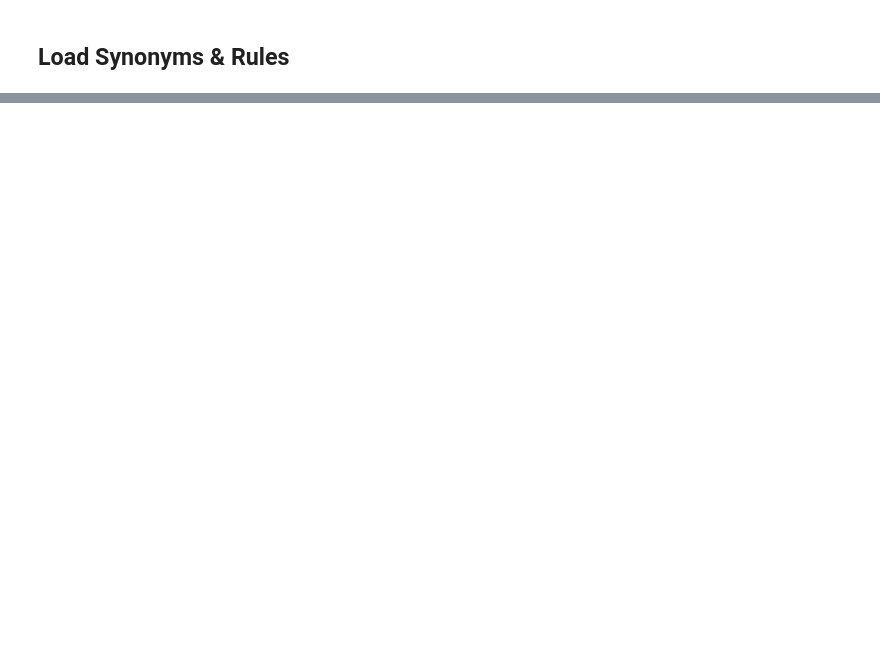
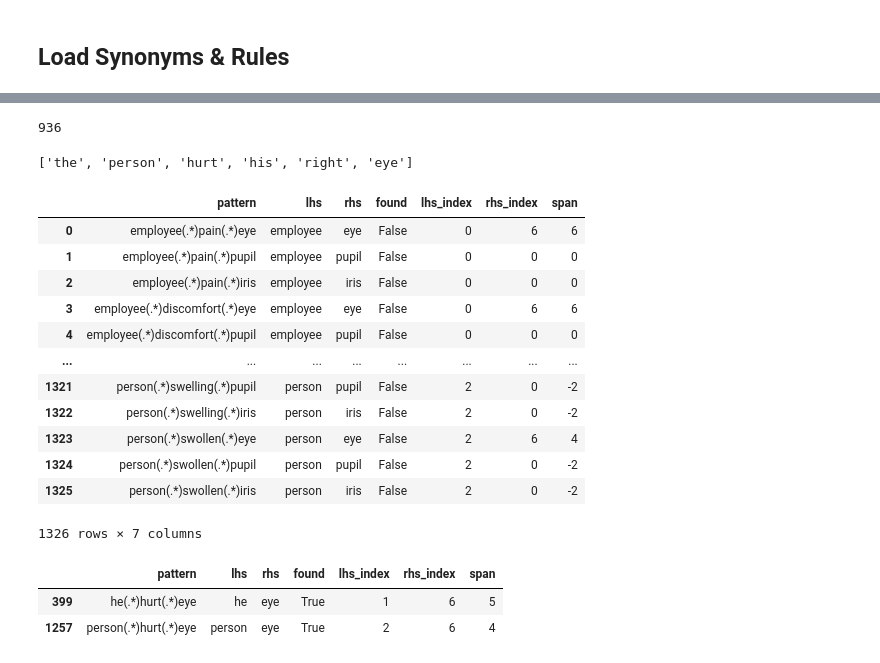
Before and after one commit to 3minuterecord/safety_report_topic_classification, a Jupyter notebook: rough_work.ipynb, the cells around one changed output, grey strips where cells are left out. Cells and saved outputs as stored; diff of their text form; code cells hidden in the pictures; blank space fills up the shorter version.

```diff
--- a/rough_work.ipynb
+++ b/rough_work.ipynb
@@ -224,0 +275,30 @@ i- 1
+# %%
+import itertools
+
+c = 1
+
+patterns = []
+lhs = []
+rhs = []
+syn_count = len(rul_syns)
+
+for i in range(syn_count):
+    locals()[f'l{i+1}'] = syn_dict.get(rul_syns[i])
+
+iter_prod = itertools.product(l1, l2, l3)
+
+for r in iter_prod:
+    if syn_count == 2:
+        pt = f'{r[0].strip()}(.*){r[1].strip()}'
+    elif syn_count == 3:
+        pt = f'{r[0].strip()}(.*){r[1].strip()}(.*){r[2].strip()}'
+    else:
+        pt = f'{r[0].strip()}(.*){r[1].strip()}(.*){r[2].strip()}(.*){r[3].strip()}'
+    patterns.append(pt)
+    lhs.append(r[0].strip())
+    rhs.append(r[2].strip())
+    c += 1
+
+test = pd.DataFrame({'pattern':patterns})
+test['lhs'] = lhs
+test['rhs'] = rhs
@@ -224,0 +321,35 @@ i- 1
+# %%
+chk_sent = 'the person hurt his right eye'
+sum(test['lhs'].apply(lambda x: find_index(chk_sent, x, pos='left')))
+# %% [output]
+936
+# %%
+chk_sent = 'the person hurt his right eye'
+split_chk_sent = chk_sent.split()
+print(split_chk_sent)
+test['found'] = test['pattern'].apply(lambda x: check_presence(x, chk_sent))
+test['lhs_index'] = test['lhs'].apply(lambda x: find_index(chk_sent, x, pos='left'))
+test['rhs_index'] = test['rhs'].apply(lambda x: find_index(chk_sent, x, pos='right'))
+test['span'] = test['rhs_index'] - test['lhs_index']
+test
+# %% [output]
+['the', 'person', 'hurt', 'his', 'right', 'eye']
+|  | pattern | lhs | rhs | found | lhs_index | rhs_index | span |
+| 0 | employee(.*)pain(.*)eye | employee | eye | False | 0 | 6 | 6 |
+| 1 | employee(.*)pain(.*)pupil | employee | pupil | False | 0 | 0 | 0 |
+| 2 | employee(.*)pain(.*)iris | employee | iris | False | 0 | 0 | 0 |
+| 3 | employee(.*)discomfort(.*)eye | employee | eye | False | 0 | 6 | 6 |
+| 4 | employee(.*)discomfort(.*)pupil | employee | pupil | False | 0 | 0 | 0 |
+| ... | ... | ... | ... | ... | ... | ... | ... |
+| 1321 | person(.*)swelling(.*)pupil | person | pupil | False | 2 | 0 | -2 |
+| 1322 | person(.*)swelling(.*)iris | person | iris | False | 2 | 0 | -2 |
+| 1323 | person(.*)swollen(.*)eye | person | eye | False | 2 | 6 | 4 |
+| 1324 | person(.*)swollen(.*)pupil | person | pupil | False | 2 | 0 | -2 |
+| 1325 | person(.*)swollen(.*)iris | person | iris | False | 2 | 0 | -2 |
+1326 rows × 7 columns
+# %%
+test[test['found'] == True]
+# %% [output]
+|  | pattern | lhs | rhs | found | lhs_index | rhs_index | span |
+| 399 | he(.*)hurt(.*)eye | he | eye | True | 1 | 6 | 5 |
+| 1257 | person(.*)hurt(.*)eye | person | eye | True | 2 | 6 | 4 |
```
Also changed, not shown: parts of 40 cells of this notebook, 9 other files.
